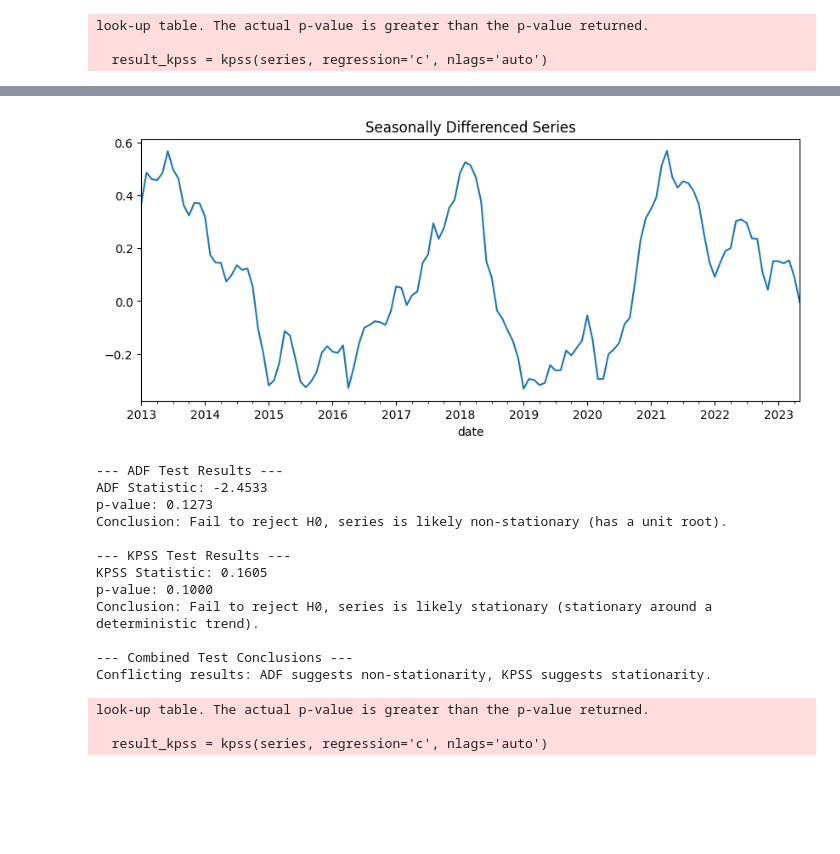
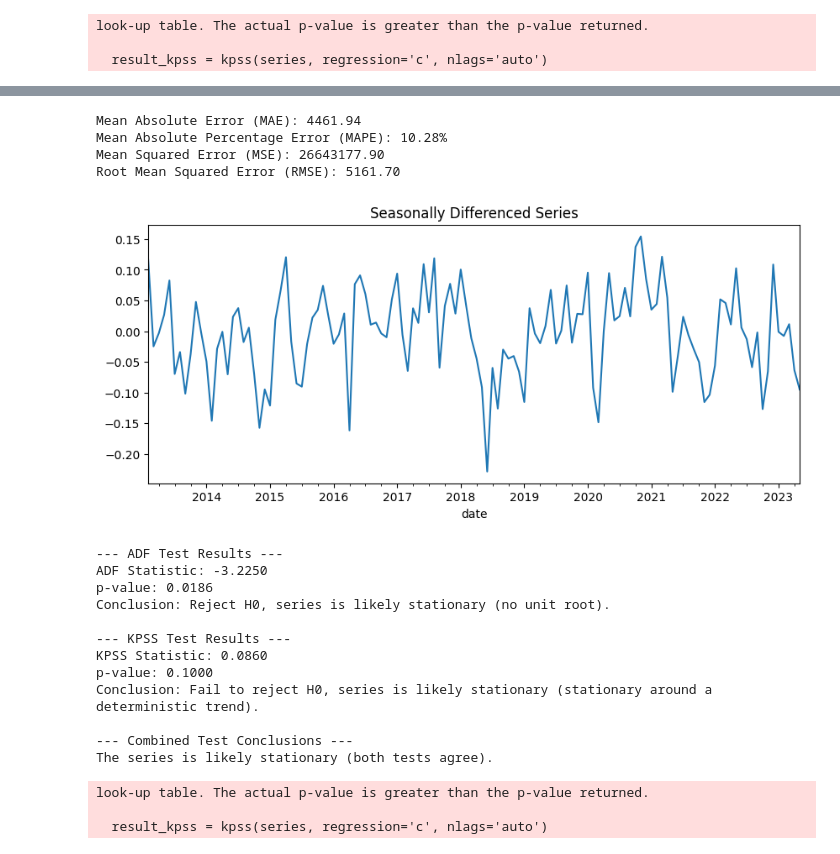
Before and after one commit to dlhegend/-TS_Academy_Capstone_Project, a Jupyter notebook: notebooks/douglas_tsa_cp.ipynb, the cells around one changed output, grey strips where cells are left out. Drawn from its saved outputs; the diff is of its cells as text; code cells hidden in the pictures; blank space fills up the shorter version.

Commit message:
evaluated arima and sarima models

```diff
--- a/notebooks/douglas_tsa_cp.ipynb
+++ b/notebooks/douglas_tsa_cp.ipynb
@@ -275,26 +302,38 @@ Root Mean Squared Error (RMSE): 5786.01
+# %%
+# Meanwhile I noticed best metrics with another p,d,q order for ARIMA
+
+model2 = ARIMA(train, order=(2, 1, 2))
+pred_model = model2.fit()
+predicted_1 = pred_model.forecast(steps=len(test))
+evaluate_model_performance(test, predicted_1) #2,1,2
+# %% [output]
+Mean Absolute Error (MAE): 4461.94
+Mean Absolute Percentage Error (MAPE): 10.28%
+Mean Squared Error (MSE): 26643177.90
+Root Mean Squared Error (RMSE): 5161.70
 # %%
-df['Seasonal_Diff'] = df['log_price'] - df['log_price'].shift(12)
-df_seasonal = df['Seasonal_Diff'].dropna()
+df_diff1 = df['diff_log_price'].dropna()
+df_seasonal = (df_diff1 - df_diff1.shift(12)).dropna()
 
 df_seasonal.plot(title="Seasonally Differenced Series", figsize=(10,4))
 plt.show()
 # %% [output]
-[figure, old version]
+[figure, new version]
 # %%
 test_stationarity(df_seasonal)
 # %% [output]
 --- ADF Test Results ---
-ADF Statistic: -2.4533
-p-value: 0.1273
-Conclusion: Fail to reject H0, series is likely non-stationary (has a unit root).
+ADF Statistic: -3.2250
+p-value: 0.0186
+Conclusion: Reject H0, series is likely stationary (no unit root).
 
 --- KPSS Test Results ---
-KPSS Statistic: 0.1605
+KPSS Statistic: 0.0860
 p-value: 0.1000
 Conclusion: Fail to reject H0, series is likely stationary (stationary around a deterministic trend).
 
 --- Combined Test Conclusions ---
-Conflicting results: ADF suggests non-stationarity, KPSS suggests stationarity.
+The series is likely stationary (both tests agree).
 look-up table. The actual p-value is greater than the p-value returned.
 
   result_kpss = kpss(series, regression='c', nlags='auto')
```
Also changed, not shown: parts of 23 cells of this notebook.
